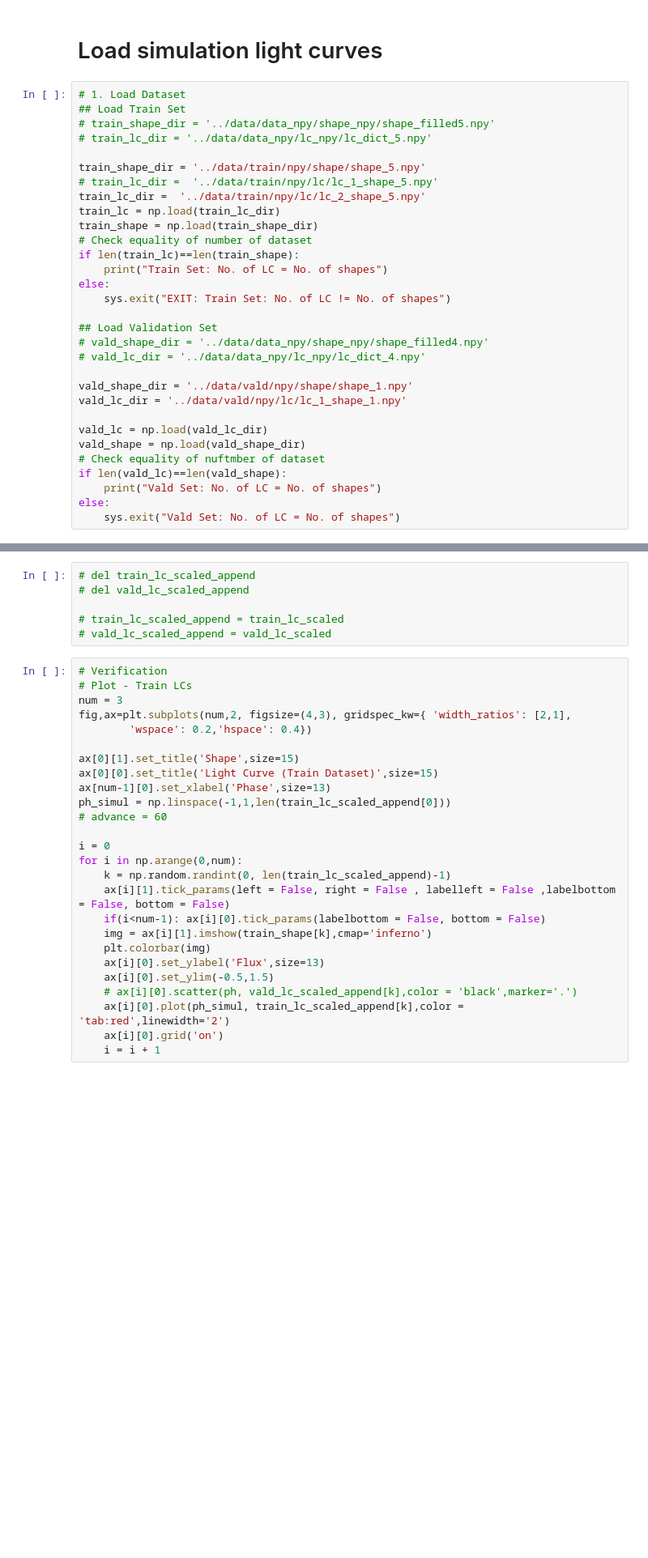
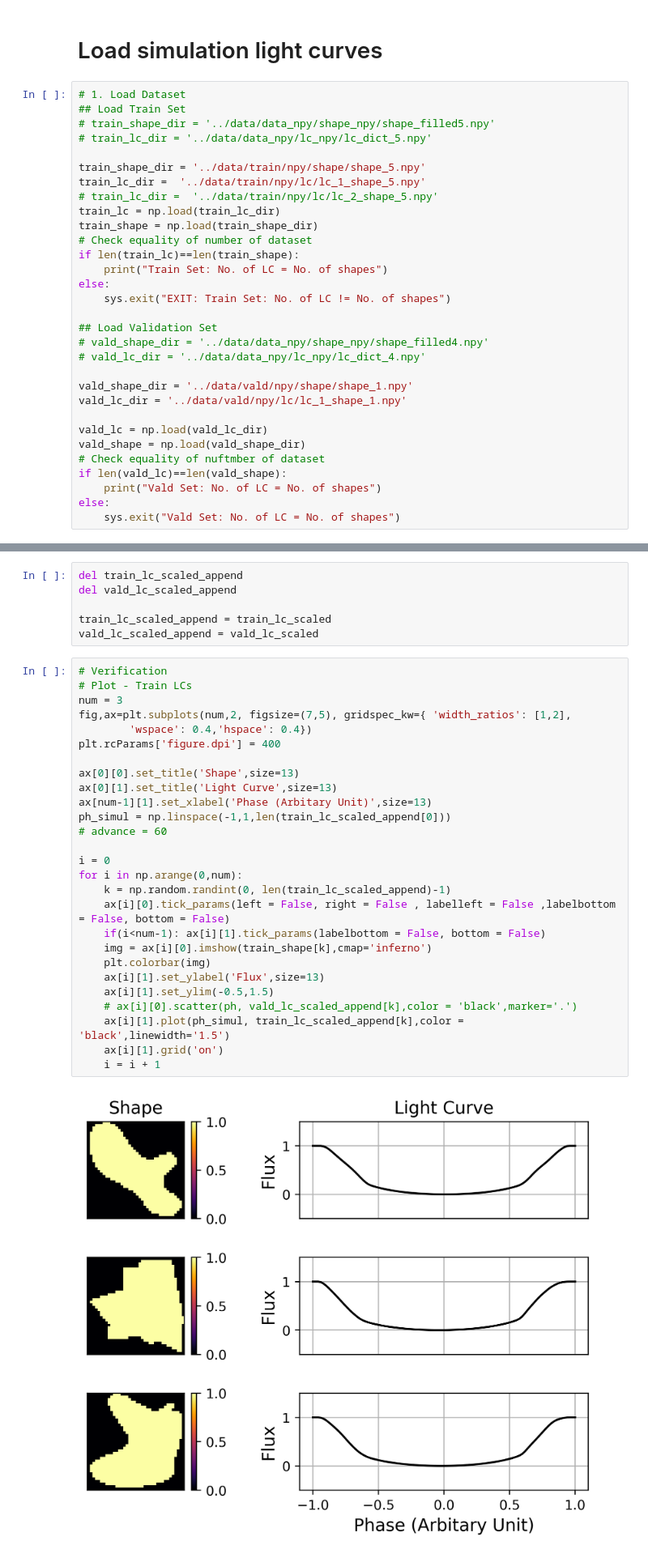
Before and after one commit to abrahammathews2000/mega, a Jupyter notebook: ml_training/overlap_lightcurves_simul_kepler.ipynb, the cells around one changed output, grey strips where cells are left out. Shown at 81% size. Cells and saved outputs as stored; diff of their text form; blank space fills up the shorter version.

```diff
--- a/ml_training/overlap_lightcurves_simul_kepler.ipynb
+++ b/ml_training/overlap_lightcurves_simul_kepler.ipynb
@@ -285,8 +287,8 @@ plt.show()
 # train_lc_dir = '../data/data_npy/lc_npy/lc_dict_5.npy'
 
 train_shape_dir = '../data/train/npy/shape/shape_5.npy'
-# train_lc_dir =  '../data/train/npy/lc/lc_1_shape_5.npy'
-train_lc_dir =  '../data/train/npy/lc/lc_2_shape_5.npy'
+train_lc_dir =  '../data/train/npy/lc/lc_1_shape_5.npy'
+# train_lc_dir =  '../data/train/npy/lc/lc_2_shape_5.npy'
 train_lc = np.load(train_lc_dir)
 train_shape = np.load(train_shape_dir)
 # Check equality of number of dataset
@@ -357,35 +370,38 @@ print("Extended the light curves")
 # %%
-# del train_lc_scaled_append
-# del vald_lc_scaled_append
+del train_lc_scaled_append
+del vald_lc_scaled_append
 
-# train_lc_scaled_append = train_lc_scaled
-# vald_lc_scaled_append = vald_lc_scaled
+train_lc_scaled_append = train_lc_scaled
+vald_lc_scaled_append = vald_lc_scaled
 # %%
 # Verification
 # Plot - Train LCs
 num = 3
-fig,ax=plt.subplots(num,2, figsize=(4,3), gridspec_kw={ 'width_ratios': [2,1],
-        'wspace': 0.2,'hspace': 0.4})
+fig,ax=plt.subplots(num,2, figsize=(7,5), gridspec_kw={ 'width_ratios': [1,2],
+        'wspace': 0.4,'hspace': 0.4})
+plt.rcParams['figure.dpi'] = 400
 
-ax[0][1].set_title('Shape',size=15)
-ax[0][0].set_title('Light Curve (Train Dataset)',size=15)
-ax[num-1][0].set_xlabel('Phase',size=13)
+ax[0][0].set_title('Shape',size=13)
+ax[0][1].set_title('Light Curve',size=13)
+ax[num-1][1].set_xlabel('Phase (Arbitary Unit)',size=13)
 ph_simul = np.linspace(-1,1,len(train_lc_scaled_append[0]))
 # advance = 60
 
 i = 0
 for i in np.arange(0,num):
     k = np.random.randint(0, len(train_lc_scaled_append)-1)
-    ax[i][1].tick_params(left = False, right = False , labelleft = False ,labelbottom = False, bottom = False)
-    if(i<num-1): ax[i][0].tick_params(labelbottom = False, bottom = False)
-    img = ax[i][1].imshow(train_shape[k],cmap='inferno')
+    ax[i][0].tick_params(left = False, right = False , labelleft = False ,labelbottom = False, bottom = False)
+    if(i<num-1): ax[i][1].tick_params(labelbottom = False, bottom = False)
+    img = ax[i][0].imshow(train_shape[k],cmap='inferno')
     plt.colorbar(img)
-    ax[i][0].set_ylabel('Flux',size=13)
-    ax[i][0].set_ylim(-0.5,1.5)
+    ax[i][1].set_ylabel('Flux',size=13)
+    ax[i][1].set_ylim(-0.5,1.5)
     # ax[i][0].scatter(ph, vald_lc_scaled_append[k],color = 'black',marker='.')
-    ax[i][0].plot(ph_simul, train_lc_scaled_append[k],color = 'tab:red',linewidth='2')
-    ax[i][0].grid('on')
+    ax[i][1].plot(ph_simul, train_lc_scaled_append[k],color = 'black',linewidth='1.5')
+    ax[i][1].grid('on')
     i = i + 1
+# %% [output]
+[figure, added]
 # %%
 # Verification
 # Plot - vald LCs
```
Also changed, not shown: parts of 9 cells of this notebook, 15 other files.
